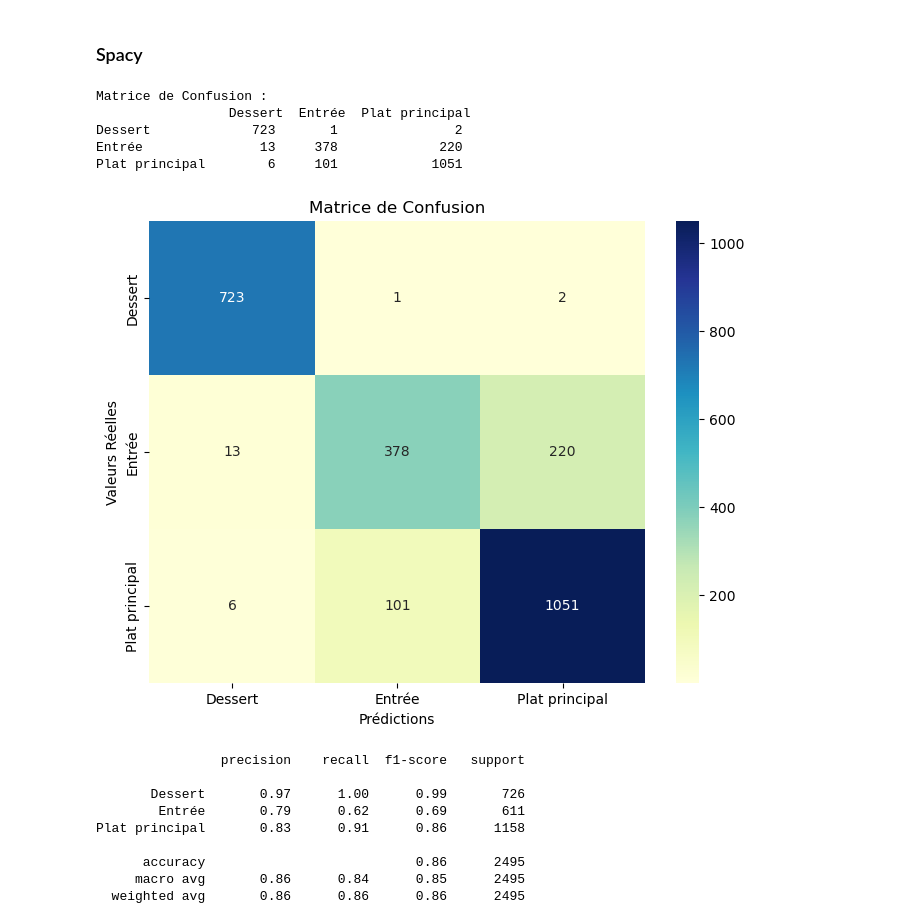
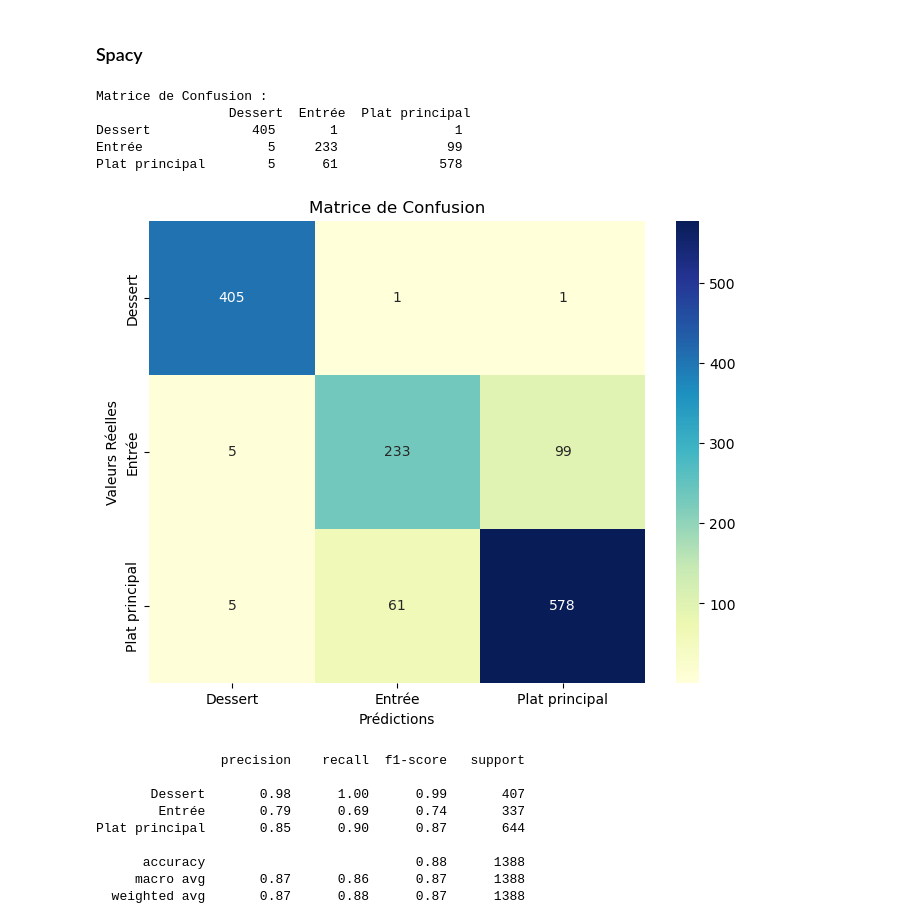
Before and after one commit to uvsq21805581/Projet-Intro-au-TALN-02-2024, a Jupyter notebook: src/main.ipynb, the cells around one changed output. Cells and saved outputs as stored; diff of their text form; code cells hidden in the pictures.

```diff
--- a/src/main.ipynb
+++ b/src/main.ipynb
@@ -196,39 +222,23 @@ Plat principal       0.66      0.99      0.79      1158
 # %% [markdown]
 ### Spacy
-# %%
-conf_matrix = confusion_matrix(y_test, y_pred_spacy)
-
-conf_df = pd.DataFrame(conf_matrix, index=model2.classes_, columns=model2.classes_)
-
-print("Matrice de Confusion : \n", conf_df)
-
-plt.figure(figsize=(8,6))
-sns.heatmap(conf_df, annot=True, cmap="YlGnBu", fmt='g')
-plt.title('Matrice de Confusion')
-plt.xlabel('Prédictions')
-plt.ylabel('Valeurs Réelles')
-plt.show()
-
-# Rappel - Precision - F1-score
-
-report = classification_report(y_test, y_pred_spacy)
-print(report)
-# %% [output]
-Matrice de Confusion :
-                 Dessert  Entrée  Plat principal
-Dessert             723       1               2
-Entrée               13     378             220
-Plat principal        6     101            1051
-[figure, removed]
-                precision    recall  f1-score   support
-
-       Dessert       0.97      1.00      0.99       726
-        Entrée       0.79      0.62      0.69       611
-Plat principal       0.83      0.91      0.86      1158
-
-      accuracy                           0.86      2495
-     macro avg       0.86      0.84      0.85      2495
-  weighted avg       0.86      0.86      0.86      2495
+# %%
+results(y_pred_spacy, y_test)
+# %% [output]
+Matrice de Confusion :
+                 Dessert  Entrée  Plat principal
+Dessert             405       1               1
+Entrée                5     233              99
+Plat principal        5      61             578
+[figure, added]
+                precision    recall  f1-score   support
+
+       Dessert       0.98      1.00      0.99       407
+        Entrée       0.79      0.69      0.74       337
+Plat principal       0.85      0.90      0.87       644
+
+      accuracy                           0.88      1388
+     macro avg       0.87      0.86      0.87      1388
+  weighted avg       0.87      0.88      0.87      1388
 # %%
 from sklearn.metrics import accuracy_score, precision_score, recall_score, f1_score, confusion_matrix, classification_report
 
```
Also changed, not shown: parts of 22 cells of this notebook.
